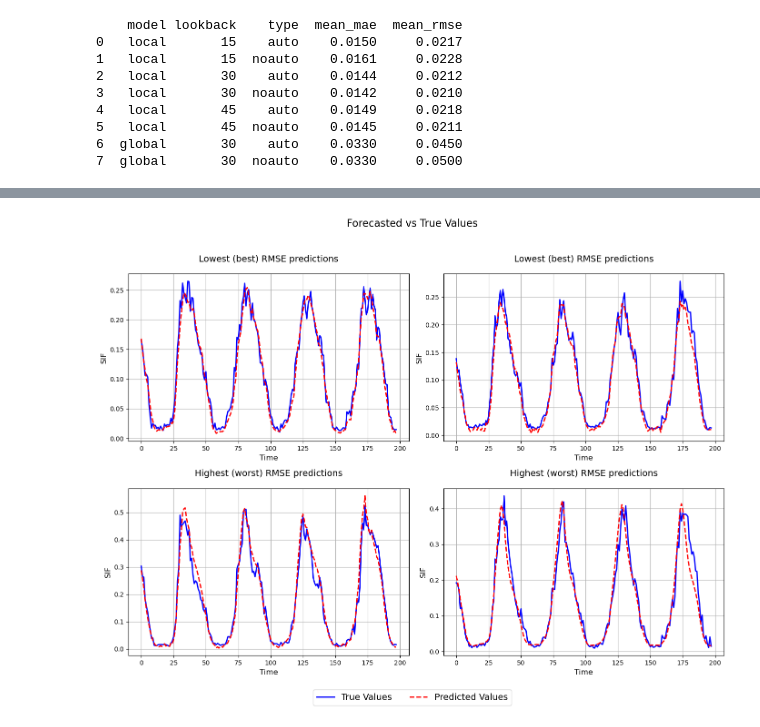
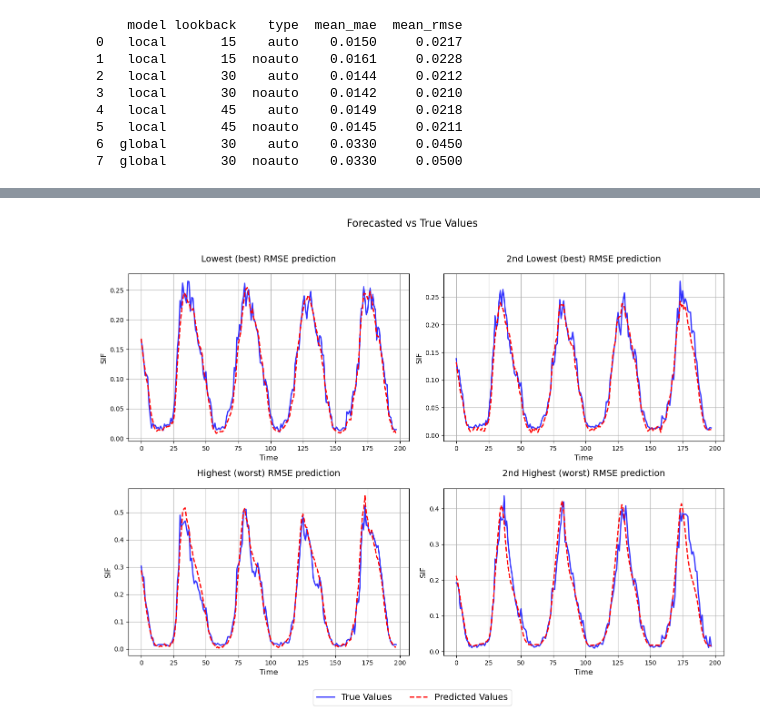
Before and after one commit to luismaecker/LSTM-SIF, a Jupyter notebook: main_copy.ipynb, the cells around one changed output, grey strips where cells are left out. Saved outputs shown, nothing was run; the diff lists cells and outputs as text; code cells hidden in the pictures.

```diff
--- a/main_copy.ipynb
+++ b/main_copy.ipynb
@@ -613,21 +482,7 @@ plot_multiple_results(results_dict, keys_to_plot=[highest_rmse_location, lowest_
-# %%
-
-# Extract RMSEs and corresponding locations
-rmse_values = {loc: data['evaluation']['rmse'] for loc, data in results_dict.items()}
-
-# Sort locations by RMSE
-sorted_locations = sorted(rmse_values, key=rmse_values.get)
-
-# Find two locations with highest and two with lowest RMSE
-lowest_rmse_locations = sorted_locations[:2]
-highest_rmse_locations = sorted_locations[-2:]
-
-location_dict = {
-    'Highest RMSE Locations': lowest_rmse_locations,
-    'Lowest RMSE Locations': highest_rmse_locations
-}
 # %%
-import matplotlib.pyplot as plt
+# Reading the results and evaluation from the file
+with open("results/modelling/final/results_full_local_auto_l30.json", 'r') as file:
+    results_dict = json.load(file)
 
 def plot_forecasts_from_dict(results_dict):
     """
@@ -652,8 +507,8 @@ def plot_forecasts_from_dict(results_dict):
 
     # Function to plot true vs predicted values
     def plot_forecast(true_values, predicted_values, title, ax):
-        line1, = ax.plot(true_values, label='True Values', color='blue', linewidth=2)
-        line2, = ax.plot(predicted_values, label='Predicted Values', color='red', linestyle='--', linewidth=2)
+        line1, = ax.plot(true_values, label='True Values', color='blue',alpha=0.8, linewidth=2)
+        line2, = ax.plot(predicted_values, label='Predicted Values', color='red', alpha=1, linestyle='--', linewidth=2)
         ax.set_title(title, fontsize=14, y = 1.05)
         ax.set_xlabel('Time', fontsize=12)
         ax.set_ylabel('SIF', fontsize=12)
@@ -671,38 +526,38 @@ def plot_forecasts_from_dict(results_dict):
         line1, line2 = plot_forecast(
             [val[0] for val in true_values],
             [val[0] for val in predicted_values],
-            f'Lowest (best) RMSE predictions',
+            f'Lowest (best) RMSE prediction'if i == 0 else f'2nd Lowest (best) RMSE prediction',
             ax=axs[0, i]
         )
         lines.append((line1, line2))
 
     # Plot for locations with highest RMSE
     for i, loc in enumerate(highest_rmse_locations):
         true_values = results_dict[loc]['results']['true_values']
         predicted_values = results_dict[loc]['results']['predicted_values']
         line1, line2 = plot_forecast(
             [val[0] for val in true_values],
             [val[0] for val in predicted_values],
-            f'Highest (worst) RMSE predictions',
+            f'Highest (worst) RMSE prediction' if i == 0 else f'2nd Highest (worst) RMSE prediction',
             ax=axs[1, i]
         )
         lines.append((line1, line2))
 
     # Add a main title
     fig.suptitle('Forecasted vs True Values', fontsize=16, y=0.95)
 
 
 
     # Add a single shared legend
     #fig.legend([lines[0][0], lines[0][1]], ['True Values', 'Predicted Values'], loc='lower center', fontsize=12)
     fig.legend([lines[0][0], lines[0][1]], ['True Values', 'Predicted Values'], loc='lower center', bbox_to_anchor=(0.5, 0.05), ncol=2,
                fontsize = 14)
 
     # Adjust layout and show the plot
     plt.tight_layout(rect=[0, 0.1, 1, 0.93])
     plt.show()
+
+# Call the function with the example dictionary
+plot_forecasts_from_dict(results_dict)
+# %% [output]
+[figure, added]
-# %%
-# Call the function with the example dictionary
-plot_forecasts_from_dict(results_dict)
-# %% [output]
-[figure, removed]
```
Also changed, not shown: parts of 14 cells of this notebook, 26 other files.
